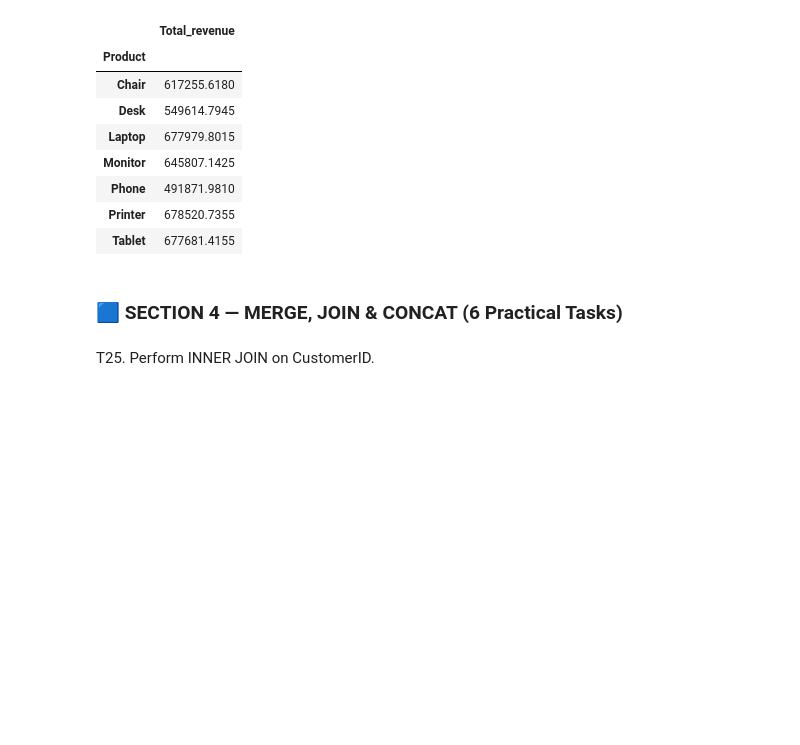
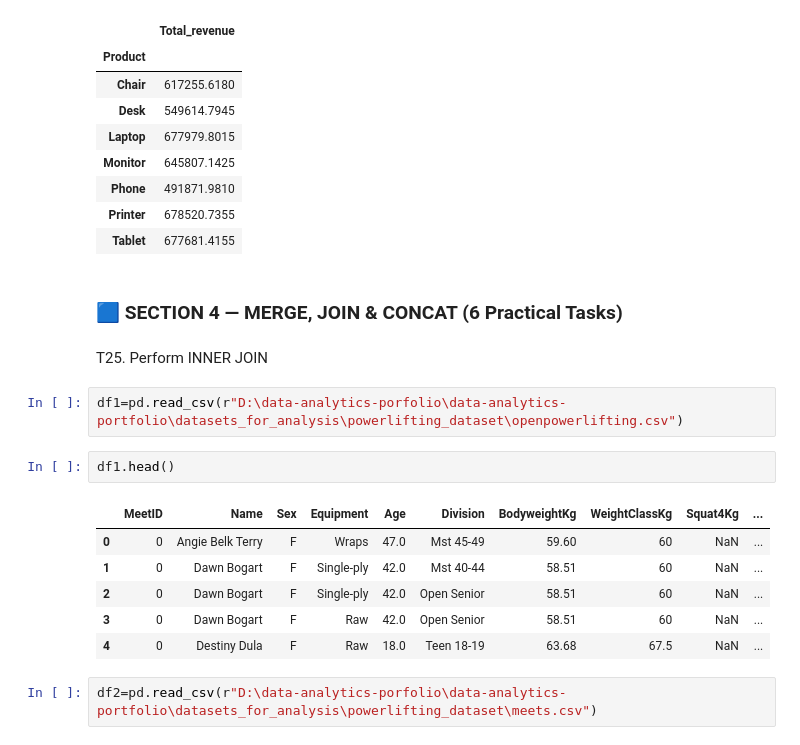
Before and after one commit to sagarnbeedi-analytics/data-analytics-portfolio, a Jupyter notebook: PYTHON/practicing_python_libraries/python_files/pandas.ipynb, the cells around one changed output. Saved outputs shown, nothing was run; the diff lists cells and outputs as text; blank space fills up the shorter version.

```diff
--- a/PYTHON/practicing_python_libraries/python_files/pandas.ipynb
+++ b/PYTHON/practicing_python_libraries/python_files/pandas.ipynb
@@ -593,4 +593,17 @@ data
 # %% [markdown]
 ### 🟦 SECTION 4 — MERGE, JOIN & CONCAT (6 Practical Tasks)
 # %% [markdown]
-T25. Perform INNER JOIN on CustomerID.
+T25. Perform INNER JOIN
+# %%
+df1=pd.read_csv(r"D:\data-analytics-porfolio\data-analytics-portfolio\datasets_for_analysis\powerlifting_dataset\openpowerlifting.csv")
+# %%
+df1.head()
+# %% [output]
+|  | MeetID | Name | Sex | Equipment | Age | Division | BodyweightKg | WeightClassKg | Squat4Kg | ... |
+| 0 | 0 | Angie Belk Terry | F | Wraps | 47.0 | Mst 45-49 | 59.60 | 60 | NaN | ... |
+| 1 | 0 | Dawn Bogart | F | Single-ply | 42.0 | Mst 40-44 | 58.51 | 60 | NaN | ... |
+| 2 | 0 | Dawn Bogart | F | Single-ply | 42.0 | Open Senior | 58.51 | 60 | NaN | ... |
+| 3 | 0 | Dawn Bogart | F | Raw | 42.0 | Open Senior | 58.51 | 60 | NaN | ... |
+| 4 | 0 | Destiny Dula | F | Raw | 18.0 | Teen 18-19 | 63.68 | 67.5 | NaN | ... |
+# %%
+df2=pd.read_csv(r"D:\data-analytics-porfolio\data-analytics-portfolio\datasets_for_analysis\powerlifting_dataset\meets.csv")
```
Also changed, not shown: parts of 8 cells of this notebook, 2 other files.
